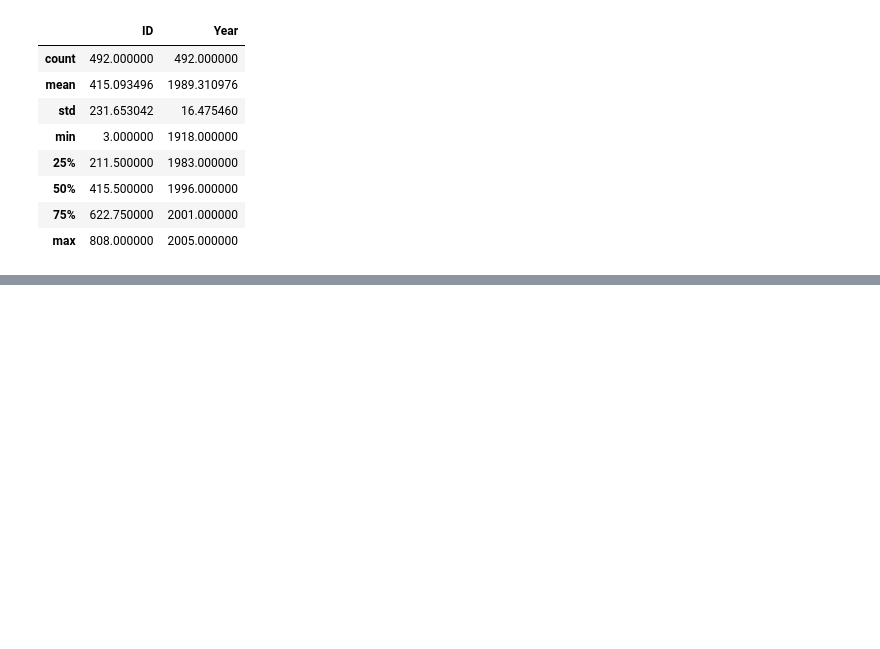
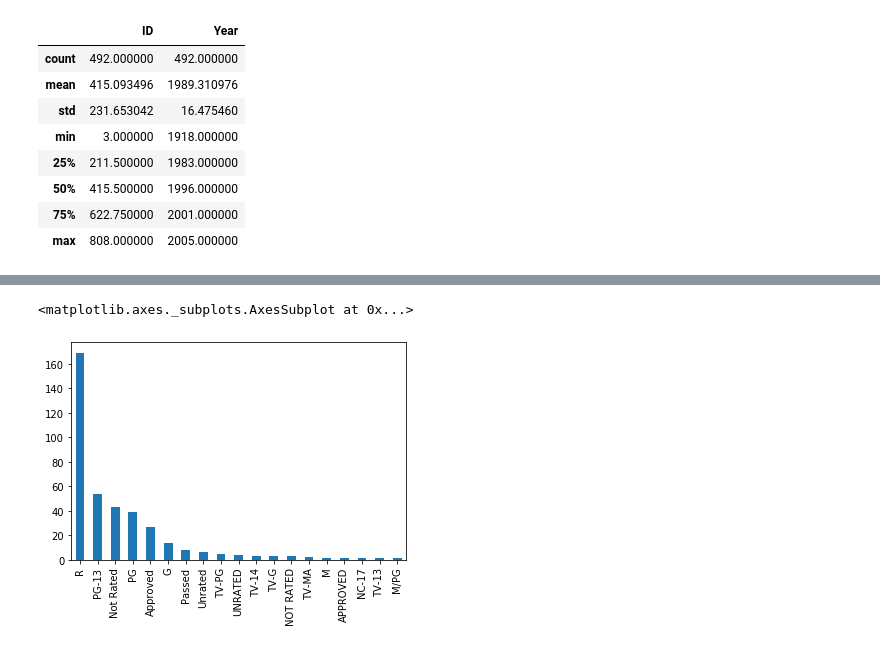
Before and after one commit to Gonxolo/DreamTeam, a Jupyter notebook: combined_data.ipynb, the cells around one changed output, grey strips where cells are left out. Saved outputs shown, nothing was run; the diff lists cells and outputs as text; code cells hidden in the pictures; blank space fills up the shorter version.

```diff
--- a/combined_data.ipynb
+++ b/combined_data.ipynb
@@ -250,3 +254,7 @@ df3.describe()
 | 50% | 415.500000 | 1996.000000 |
 | 75% | 622.750000 | 2001.000000 |
 | max | 808.000000 | 2005.000000 |
+# %%
+#ruta1 = "C:\Users\leona\OneDrive\Documentos\netflix modulo\movieExtraInfojsonacsv.csv"
+df4 = pd.read_csv(r"C:\Users\leona\OneDrive\Documentos\netflix modulo\movieExtraInfojsonacsv.csv")
+df4.head()
@@ -252,0 +269,4 @@ df3.describe()
+# %%
+cabecera1 = ["ID_MOVIE", "TITULO", "ANHO", "RATED", "RELEASE", "DURACION", "GENERO", "DIRECTOR", "ESCRITOR", "ACTORES", "PLOT", "IDIOMA", "PAIS", "PREMIOS", "POSTER", "RATINGS", "METASCORE", "IMDBRATING", "IMDBVOTES", "IMDBID", "TYPE", "DVD", "BOXOFFICE", "PRODUCTION", "WEBSITE", "RESPONSE", "ERROR", "TOTAL SEASONS", "UWU"]
+df4.columns = cabecera1
+df4.head()
@@ -252,0 +321,4 @@ df3.describe()
+# %%
+df5 = df4
+# %%
+df5.drop(["ID_MOVIE", "TITULO", "ANHO", "RELEASE", "DIRECTOR", "ESCRITOR", "ACTORES", "PLOT", "IDIOMA", "PAIS", "PREMIOS", "POSTER", "RATINGS", "METASCORE", "IMDBRATING", "IMDBVOTES", "IMDBID", "TYPE", "DVD", "BOXOFFICE", "PRODUCTION", "WEBSITE", "RESPONSE", "ERROR", "TOTAL SEASONS"], inplace = True, axis=1)
@@ -252,0 +333,6 @@ df3.describe()
+# %%
+fig, ax = plt.subplots()
+df5['RATED'].value_counts().plot(ax=ax, kind='bar')
+# %% [output]
+<matplotlib.axes._subplots.AxesSubplot at 0x...>
+[figure, added]
```
Also changed, not shown: parts of 16 cells of this notebook.
